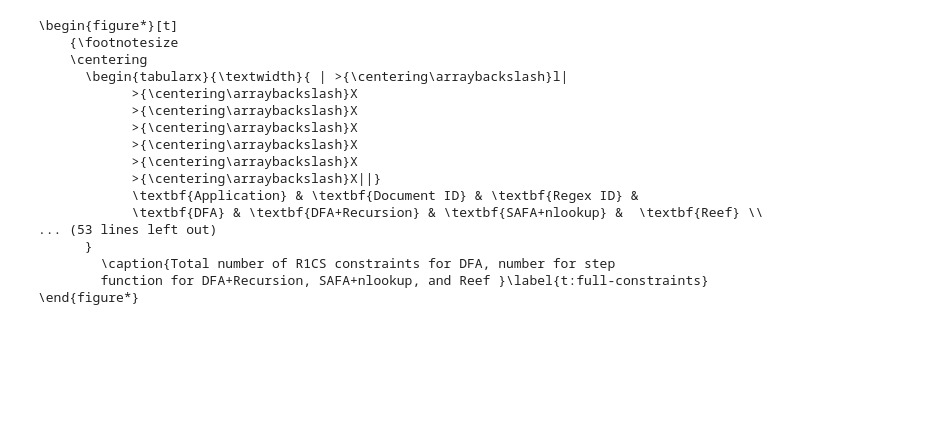
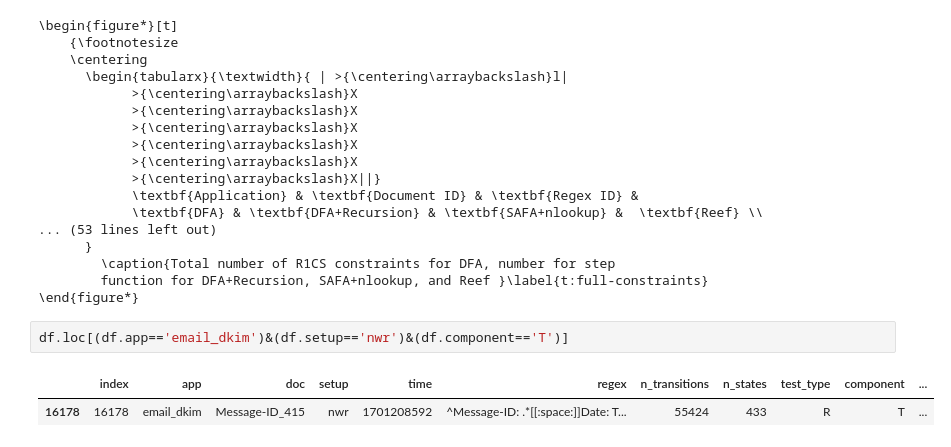
Before and after one commit to eniac/Reef, a Jupyter notebook: Data cleaning.ipynb, the cells around one changed output. Drawn from its saved outputs; the diff is of its cells as text; blank space fills up the shorter version.

```diff
--- a/Data cleaning.ipynb
+++ b/Data cleaning.ipynb
@@ -235,3 +236,8 @@ print(constraint)
         \caption{Total number of R1CS constraints for DFA, number for step
         function for DFA+Recursion, SAFA+nlookup, and Reef }\label{t:full-constraints}
 \end{figure*}
+# %%
+df.loc[(df.app=='email_dkim')&(df.setup=='nwr')&(df.component=='T')]
+# %% [output]
+|  | index | app | doc | setup | time | regex | n_transitions | n_states | test_type | component | ... |
+| 16178 | 16178 | email_dkim | Message-ID_415 | nwr | 1701208592 | ^Message-ID: .*[[:space:]]Date: T... | 55424 | 433 | R | T | ... |
```
Also changed, not shown: parts of 5 cells of this notebook.
